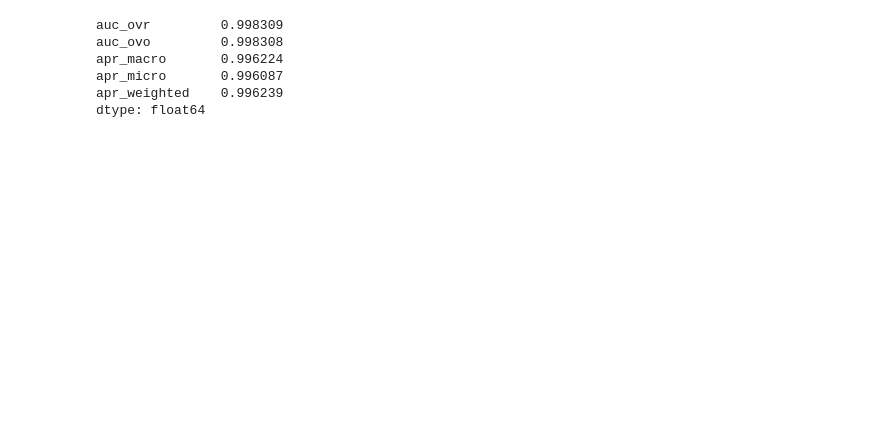
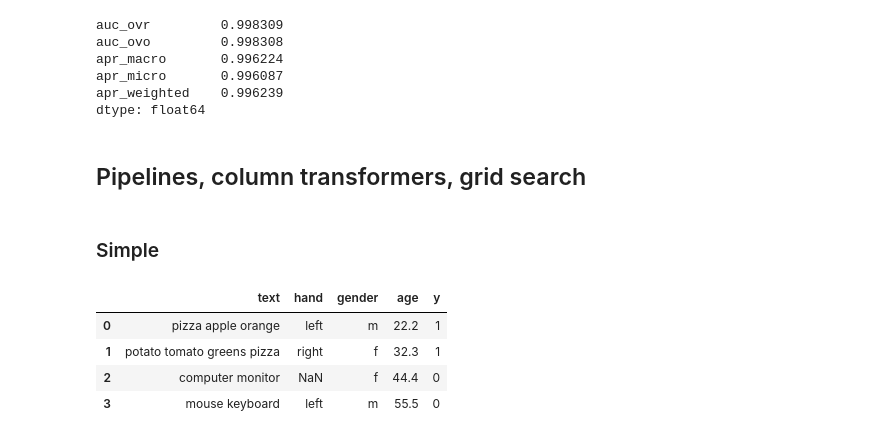
Before and after one commit to oneoffcoder/books, a Jupyter notebook: sphinx/scikit-intro/source/hyperparam-tuning.ipynb, the cells around one changed output. Drawn from its saved outputs; the diff is of its cells as text; code cells hidden in the pictures; blank space fills up the shorter version.

```diff
--- a/sphinx/scikit-intro/source/hyperparam-tuning.ipynb
+++ b/sphinx/scikit-intro/source/hyperparam-tuning.ipynb
@@ -518,3 +480,23 @@ apr_macro       0.996224
 apr_micro       0.996087
 apr_weighted    0.996239
 dtype: float64
+# %% [markdown]
+## Pipelines, column transformers, grid search
+# %% [markdown]
+### Simple
+# %%
+df = pd.DataFrame({
+    'text': ['pizza apple orange', 'potato tomato greens pizza', 'computer monitor', 'mouse keyboard'],
+    'hand': ['left', 'right', np.nan, 'left'],
+    'gender': ['m', 'f', 'f', 'm'],
+    'age': [22.2, 32.3, 44.4, 55.5],
+    'y': [1, 1, 0, 0]
+})
+
+df
+# %% [output]
+|  | text | hand | gender | age | y |
+| 0 | pizza apple orange | left | m | 22.2 | 1 |
+| 1 | potato tomato greens pizza | right | f | 32.3 | 1 |
+| 2 | computer monitor | NaN | f | 44.4 | 0 |
+| 3 | mouse keyboard | left | m | 55.5 | 0 |
```
Also changed, not shown: parts of 20 cells of this notebook.
